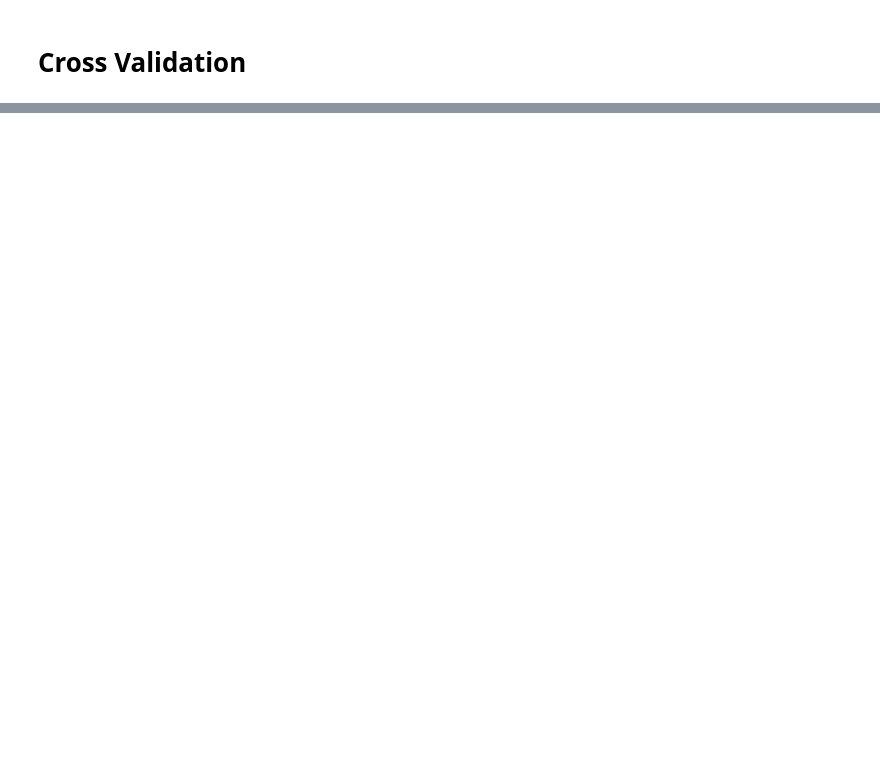
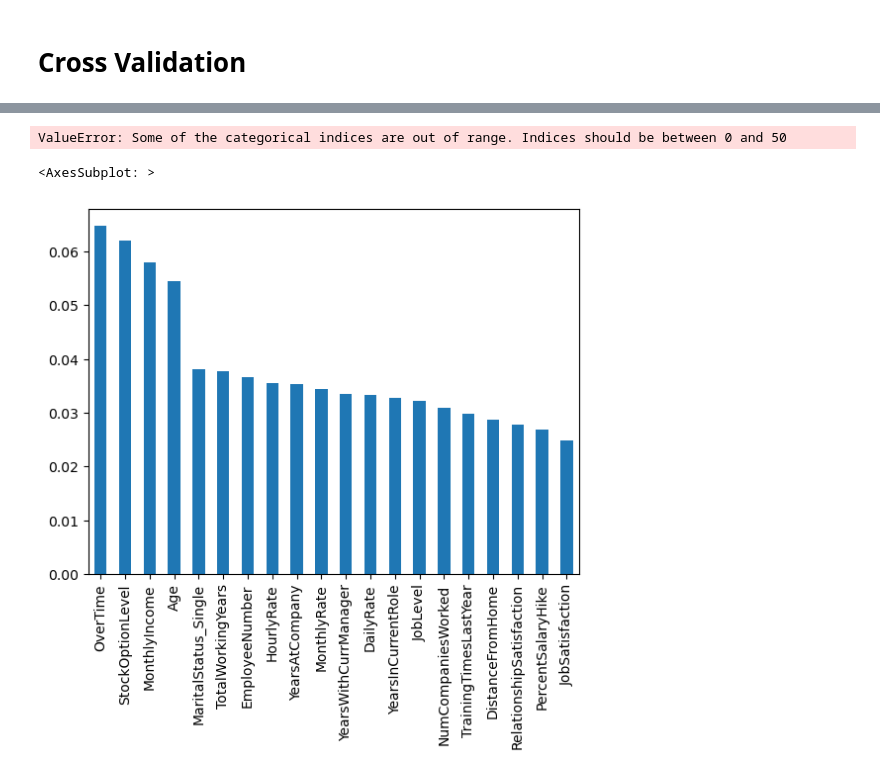
Before and after one commit to NiklasNeudorfer/kids-employee-attrition, a Jupyter notebook: model-training.ipynb, the cells around one changed output, grey strips where cells are left out. Cells and saved outputs as stored; diff of their text form; code cells hidden in the pictures; blank space fills up the shorter version.

```diff
--- a/model-training.ipynb
+++ b/model-training.ipynb
@@ -209,0 +256,38 @@ F1 Score: 25.00%
+# %%
+from imblearn.over_sampling import SMOTENC
+from sklearn.preprocessing import StandardScaler
+
+smote = SMOTENC(sampling_strategy=0.4,
+                categorical_features=employee_data.columns.get_indexer(employee_data.loc[:, employee_data.columns != 'Attrition'].columns))
+scaler = StandardScaler()
+X_train_scaled = pd.DataFrame(scaler.fit_transform(X_train))
+X_train_scaled.index = X_train.index
+X_train_scaled.columns = X_train.columns
+
+X_test_scaled = pd.DataFrame(scaler.transform(X_test))
+X_test_scaled.index = X_test.index
+X_test_scaled.columns = X_test.columns
+
+X_smote, y_smote = smote.fit_resample(X_train_scaled, y_train)
+
+undersampler = RandomUnderSampler(sampling_strategy=1)
+X_smote, y_smote = undersampler.fit_resample(X_smote, y_smote)
+y_smote.value_counts()
+
+rf_model = RandomForestClassifier()
+rf_model.fit(X_smote, y_smote)
+y_pred = rf_model.predict(X_test_scaled)
+
+print('Accuracy: {:.2%}'.format(metrics.accuracy_score(y_test, y_pred)))
+print('Precision: {:.2%}'.format(metrics.precision_score(y_test, y_pred)))
+print('Recall: {:.2%}'.format(metrics.recall_score(y_test, y_pred)))
+print('F1: {:.2%}'.format(metrics.f1_score(y_test, y_pred)))
+# %% [output]
+ValueError: Some of the categorical indices are out of range. Indices should be between 0 and 50
+# %%
+feature_importances = pd.Series(rf_model.feature_importances_, index=employee_data.loc[:, employee_data.columns != 'Attrition'].columns[:])
+feature_importances.sort_values(ascending=False)
+feature_importances.nlargest(20).plot(kind='bar')
+# %% [output]
+<AxesSubplot: >
+[figure, added]
```
Also changed, not shown: parts of 18 cells of this notebook.
